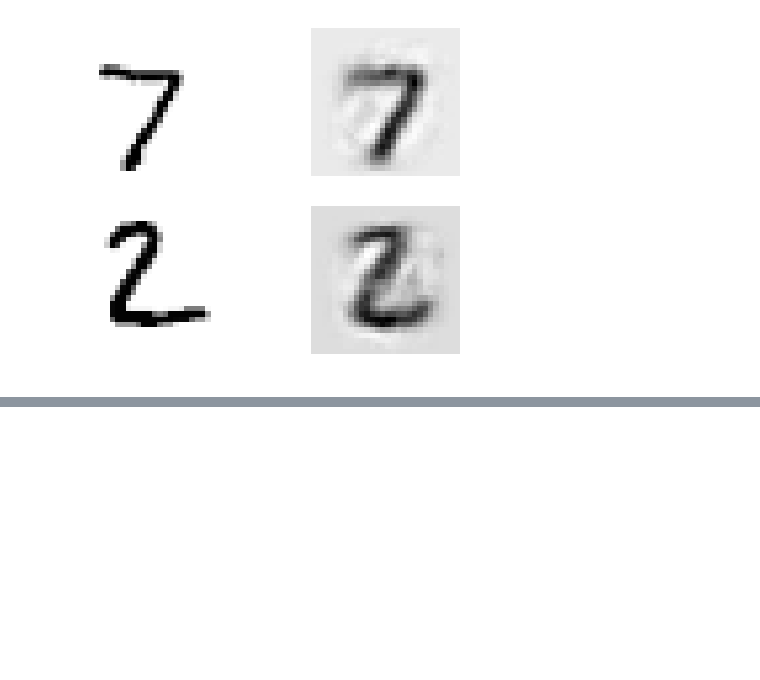
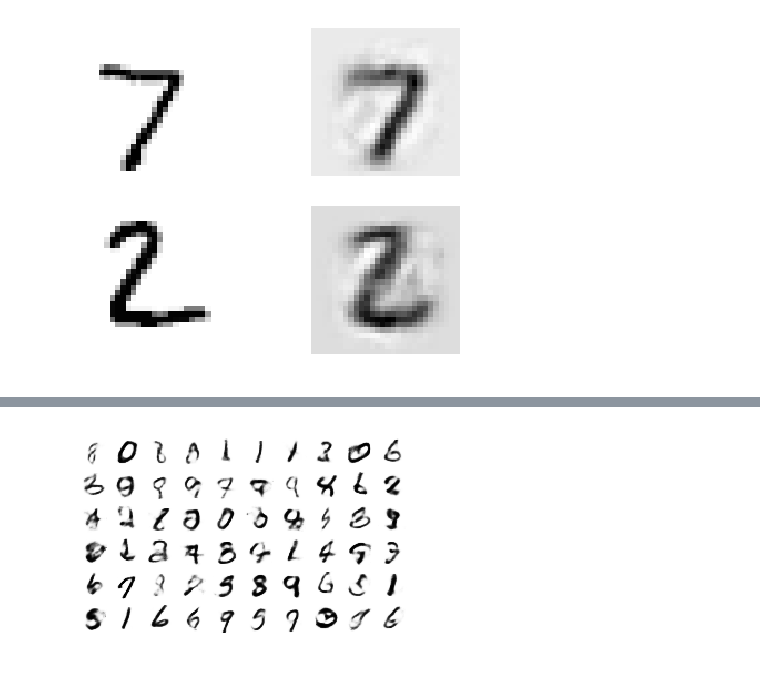
Before and after one commit to thephet/handson_ml, a Jupyter notebook: 15_MY_autoencoders.ipynb, the cells around one changed output, grey strips where cells are left out. Saved outputs shown, nothing was run; the diff lists cells and outputs as text; code cells hidden in the pictures; blank space fills up the shorter version.

```diff
--- a/15_MY_autoencoders.ipynb
+++ b/15_MY_autoencoders.ipynb
@@ -353,0 +620,7 @@ show_reconstructed_digits(X, outputs)
+# %%
+n_rows = 6
+n_cols = 10
+plot_multiple_images(outputs_val.reshape(-1, 28, 28), n_rows, n_cols)
+plt.show()
+# %% [output]
+[figure, added]
```
Also changed, not shown: parts of 17 cells of this notebook.
